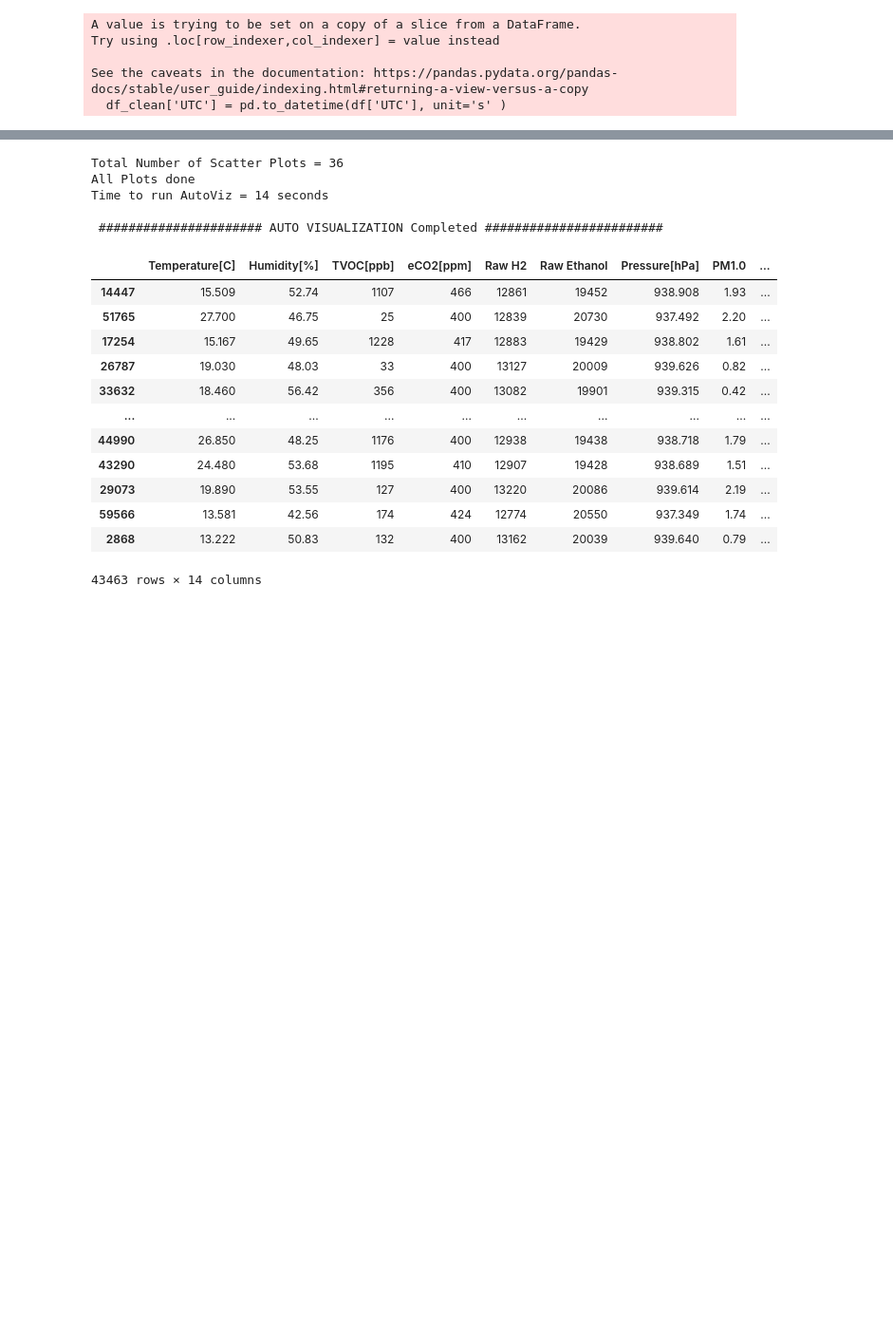
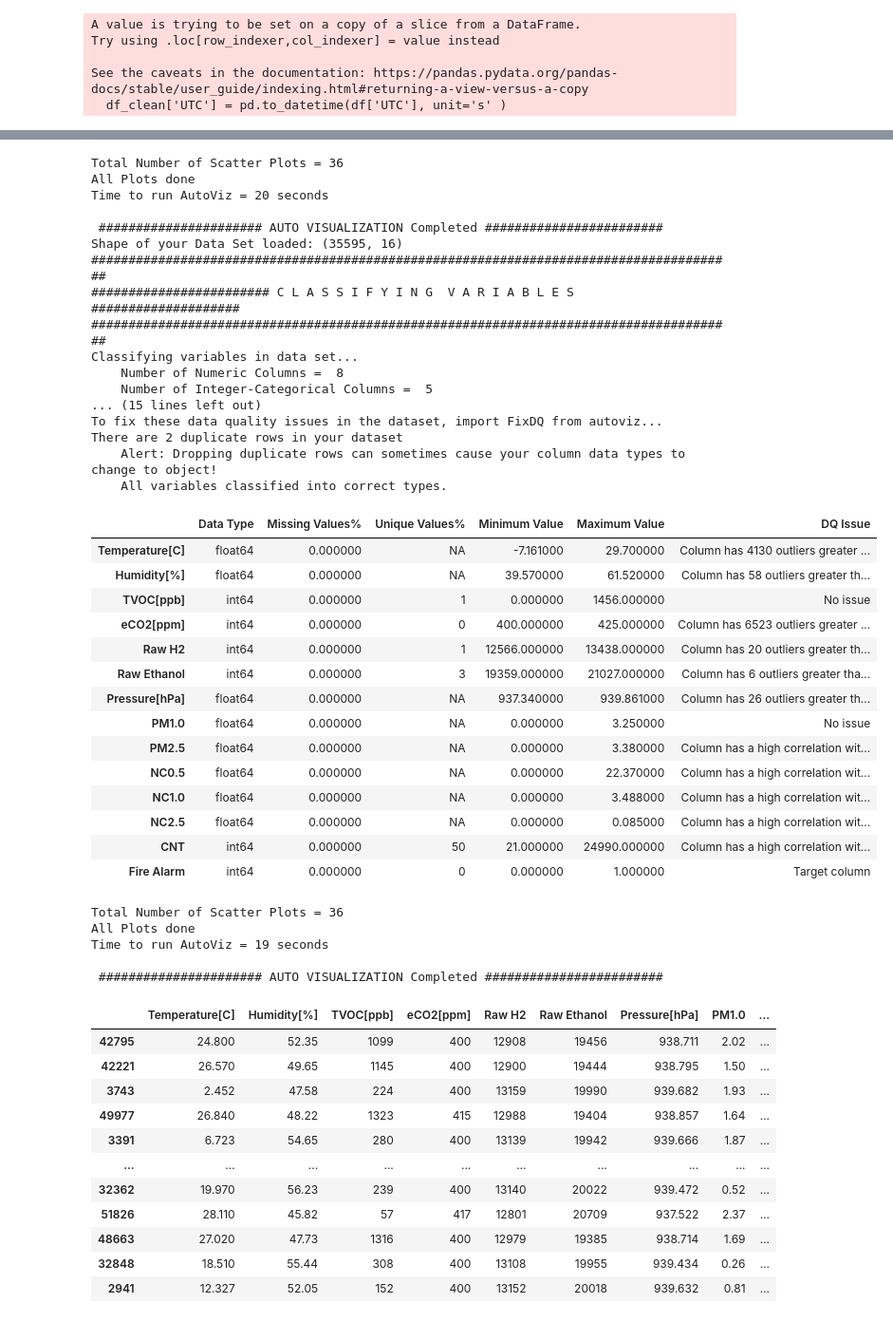
Before and after one commit to albertboo9/Syst-me_D-tection_Incendie, a Jupyter notebook: machine_learning/notebooks/preparation_donnees.ipynb, the cells around one changed output, grey strips where cells are left out. Shown at 95% size. Drawn from its saved outputs; the diff is of its cells as text; code cells hidden in the pictures; blank space fills up the shorter version.

```diff
--- a/machine_learning/notebooks/preparation_donnees.ipynb
+++ b/machine_learning/notebooks/preparation_donnees.ipynb
@@ -42,9 +42,9 @@ See the caveats in the documentation: https://pandas.pydata.org/pandas-docs/stab
   df_clean['UTC'] = pd.to_datetime(df['UTC'], unit='s' )
 # %%
 import pandas as pd
-import numpy as np
-import matplotlib.pyplot as plt
-import seaborn as sns
+#import numpy as np
+#import matplotlib.pyplot as plt
+#import seaborn as sns
 
 # Charger les données en dataF²rame
 data = pd.read_csv("../data/raw/smoke_detection_iot.csv")
@@ -87,6 +87,11 @@ print("\n\n -------------------------------------- après le nettoyage ---------
 AV = AutoViz_Class()
 AV.AutoViz(filename='',dfte=data,depVar='Fire Alarm',verbose=1,max_rows_analyzed=data.shape[0]
                ,max_cols_analyzed=data.shape[1])
+for col in numerical_cols:
+    data = remove_outliers(data, col)
+
+AV.AutoViz(filename='',dfte=data,depVar='Fire Alarm',verbose=1,max_rows_analyzed=data.shape[0]
+               ,max_cols_analyzed=data.shape[1])
 # %% [output]
 Shape of your Data Set loaded: (62630, 16)
 #######################################################################################
@@ -129,44 +134,75 @@ Time to run AutoViz = 16 seconds
 
  -------------------------------------- après le nettoyage ---------------------------------
 
 
 Shape of your Data Set loaded: (43463, 16)
 #######################################################################################
 ... (20 lines left out)
 To fix these data quality issues in the dataset, import FixDQ from autoviz...
 There are 2 duplicate rows in your dataset
     Alert: Dropping duplicate rows can sometimes cause your column data types to change to object!
     All variables classified into correct types.
 |  | Data Type | Missing Values% | Unique Values% | Minimum Value | Maximum Value | DQ Issue |
 | Temperature[C] | float64 | 0.000000 | NA | -10.624000 | 29.860000 | Column has 2441 outliers greater ... |
 | Humidity[%] | float64 | 0.000000 | NA | 39.090000 | 61.800000 | Column has 118 outliers greater t... |
 | TVOC[ppb] | int64 | 0.000000 | 1 | 0.000000 | 1490.000000 | No issue |
 | eCO2[ppm] | int64 | 0.000000 | 0 | 400.000000 | 480.000000 | Column has 5614 outliers greater ... |
 | Raw H2 | int64 | 0.000000 | 1 | 12507.000000 | 13438.000000 | Column has 26 outliers greater th... |
 | Raw Ethanol | int64 | 0.000000 | 2 | 19357.000000 | 21181.000000 | Column has 54 outliers greater th... |
 | Pressure[hPa] | float64 | 0.000000 | NA | 937.331000 | 939.861000 | Column has 242 outliers greater t... |
 | PM1.0 | float64 | 0.000000 | NA | 0.000000 | 3.250000 | No issue |
 | PM2.5 | float64 | 0.000000 | NA | 0.000000 | 3.380000 | Column has a high correlation wit... |
 | NC0.5 | float64 | 0.000000 | NA | 0.000000 | 22.370000 | Column has a high correlation wit... |
 | NC1.0 | float64 | 0.000000 | NA | 0.000000 | 3.488000 | Column has a high correlation wit... |
 | NC2.5 | float64 | 0.000000 | NA | 0.000000 | 0.085000 | Column has 8 outliers greater tha... |
 | CNT | int64 | 0.000000 | 45 | 1.000000 | 24993.000000 | Column has a high correlation wit... |
 | Fire Alarm | int64 | 0.000000 | 0 | 0.000000 | 1.000000 | Target column |
 Total Number of Scatter Plots = 36
 All Plots done
-Time to run AutoViz = 14 seconds
+Time to run AutoViz = 20 seconds
 
  ###################### AUTO VISUALIZATION Completed ########################
+Shape of your Data Set loaded: (35595, 16)
+#######################################################################################
+######################## C L A S S I F Y I N G  V A R I A B L E S  ####################
+#######################################################################################
+Classifying variables in data set...
+    Number of Numeric Columns =  8
+    Number of Integer-Categorical Columns =  5
+... (15 lines left out)
+To fix these data quality issues in the dataset, import FixDQ from autoviz...
+There are 2 duplicate rows in your dataset
+    Alert: Dropping duplicate rows can sometimes cause your column data types to change to object!
+    All variables classified into correct types.
-|  | Temperature[C] | Humidity[%] | TVOC[ppb] | eCO2[ppm] | Raw H2 | Raw Ethanol | Pressure[hPa] | PM1.0 | ... |
-| 14447 | 15.509 | 52.74 | 1107 | 466 | 12861 | 19452 | 938.908 | 1.93 | ... |
-| 51765 | 27.700 | 46.75 | 25 | 400 | 12839 | 20730 | 937.492 | 2.20 | ... |
-| 17254 | 15.167 | 49.65 | 1228 | 417 | 12883 | 19429 | 938.802 | 1.61 | ... |
-| 26787 | 19.030 | 48.03 | 33 | 400 | 13127 | 20009 | 939.626 | 0.82 | ... |
-| 33632 | 18.460 | 56.42 | 356 | 400 | 13082 | 19901 | 939.315 | 0.42 | ... |
-| ... | ... | ... | ... | ... | ... | ... | ... | ... | ... |
-| 44990 | 26.850 | 48.25 | 1176 | 400 | 12938 | 19438 | 938.718 | 1.79 | ... |
-| 43290 | 24.480 | 53.68 | 1195 | 410 | 12907 | 19428 | 938.689 | 1.51 | ... |
-| 29073 | 19.890 | 53.55 | 127 | 400 | 13220 | 20086 | 939.614 | 2.19 | ... |
-| 59566 | 13.581 | 42.56 | 174 | 424 | 12774 | 20550 | 937.349 | 1.74 | ... |
-| 2868 | 13.222 | 50.83 | 132 | 400 | 13162 | 20039 | 939.640 | 0.79 | ... |
+|  | Data Type | Missing Values% | Unique Values% | Minimum Value | Maximum Value | DQ Issue |
+| Temperature[C] | float64 | 0.000000 | NA | -7.161000 | 29.700000 | Column has 4130 outliers greater ... |
+| Humidity[%] | float64 | 0.000000 | NA | 39.570000 | 61.520000 | Column has 58 outliers greater th... |
+| TVOC[ppb] | int64 | 0.000000 | 1 | 0.000000 | 1456.000000 | No issue |
+| eCO2[ppm] | int64 | 0.000000 | 0 | 400.000000 | 425.000000 | Column has 6523 outliers greater ... |
+| Raw H2 | int64 | 0.000000 | 1 | 12566.000000 | 13438.000000 | Column has 20 outliers greater th... |
+| Raw Ethanol | int64 | 0.000000 | 3 | 19359.000000 | 21027.000000 | Column has 6 outliers greater tha... |
+| Pressure[hPa] | float64 | 0.000000 | NA | 937.340000 | 939.861000 | Column has 26 outliers greater th... |
+| PM1.0 | float64 | 0.000000 | NA | 0.000000 | 3.250000 | No issue |
+| PM2.5 | float64 | 0.000000 | NA | 0.000000 | 3.380000 | Column has a high correlation wit... |
+| NC0.5 | float64 | 0.000000 | NA | 0.000000 | 22.370000 | Column has a high correlation wit... |
+| NC1.0 | float64 | 0.000000 | NA | 0.000000 | 3.488000 | Column has a high correlation wit... |
+| NC2.5 | float64 | 0.000000 | NA | 0.000000 | 0.085000 | Column has a high correlation wit... |
+| CNT | int64 | 0.000000 | 50 | 21.000000 | 24990.000000 | Column has a high correlation wit... |
+| Fire Alarm | int64 | 0.000000 | 0 | 0.000000 | 1.000000 | Target column |
-43463 rows × 14 columns
+Total Number of Scatter Plots = 36
+All Plots done
+Time to run AutoViz = 19 seconds
+
+ ###################### AUTO VISUALIZATION Completed ########################
+|  | Temperature[C] | Humidity[%] | TVOC[ppb] | eCO2[ppm] | Raw H2 | Raw Ethanol | Pressure[hPa] | PM1.0 | ... |
+| 42795 | 24.800 | 52.35 | 1099 | 400 | 12908 | 19456 | 938.711 | 2.02 | ... |
+| 42221 | 26.570 | 49.65 | 1145 | 400 | 12900 | 19444 | 938.795 | 1.50 | ... |
+| 3743 | 2.452 | 47.58 | 224 | 400 | 13159 | 19990 | 939.682 | 1.93 | ... |
+| 49977 | 26.840 | 48.22 | 1323 | 415 | 12988 | 19404 | 938.857 | 1.64 | ... |
+| 3391 | 6.723 | 54.65 | 280 | 400 | 13139 | 19942 | 939.666 | 1.87 | ... |
+| ... | ... | ... | ... | ... | ... | ... | ... | ... | ... |
+| 32362 | 19.970 | 56.23 | 239 | 400 | 13140 | 20022 | 939.472 | 0.52 | ... |
+| 51826 | 28.110 | 45.82 | 57 | 417 | 12801 | 20709 | 937.522 | 2.37 | ... |
+| 48663 | 27.020 | 47.73 | 1316 | 400 | 12979 | 19385 | 938.714 | 1.69 | ... |
+| 32848 | 18.510 | 55.44 | 308 | 400 | 13108 | 19955 | 939.434 | 0.26 | ... |
+| 2941 | 12.327 | 52.05 | 152 | 400 | 13152 | 20018 | 939.632 | 0.81 | ... |
```
Also changed, not shown: parts of 2 cells of this notebook, 2 other files.
